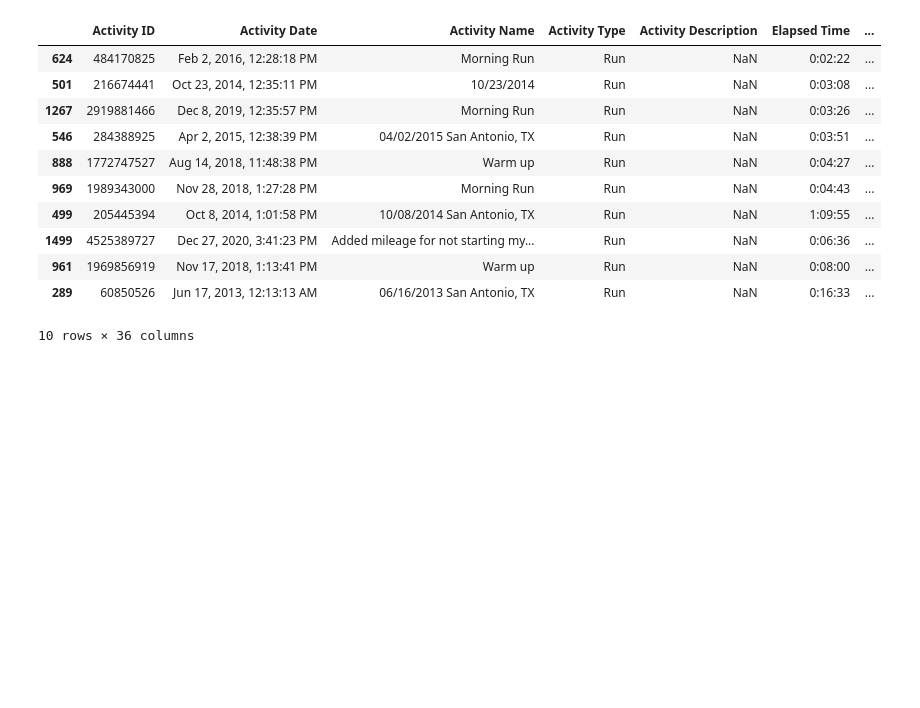
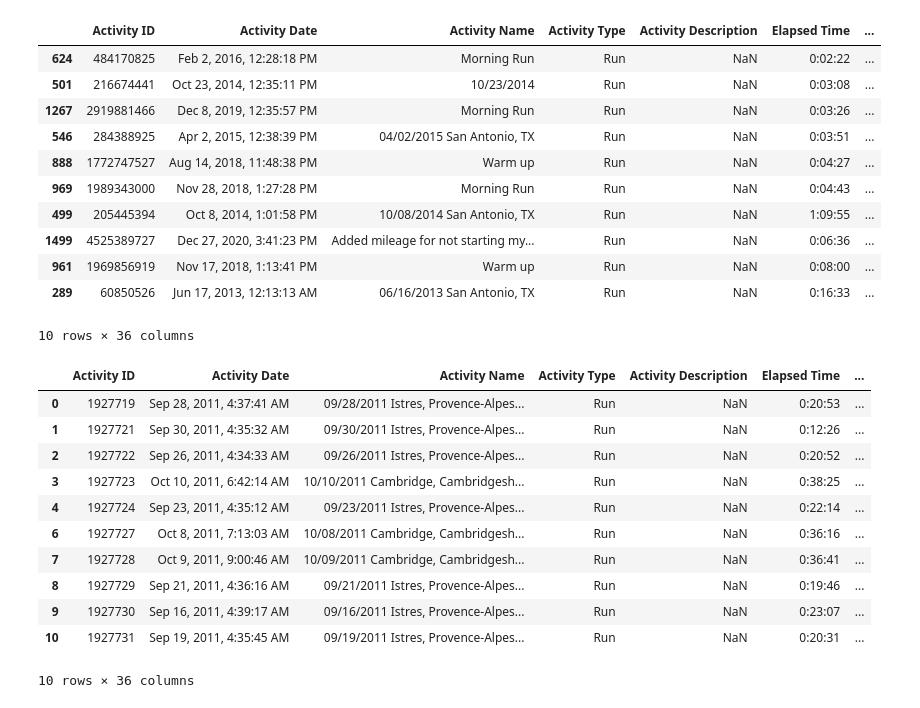
Before and after one commit to DanChurchill/Strava_running, a Jupyter notebook: data_exploration.ipynb, the cells around one changed output. Drawn from its saved outputs; the diff is of its cells as text; code cells hidden in the pictures; blank space fills up the shorter version.

```diff
--- a/data_exploration.ipynb
+++ b/data_exploration.ipynb
@@ -101,3 +101,18 @@ df.sort_values(by=['Distance'], ascending=True).head(10)
 | 961 | 1969856919 | Nov 17, 2018, 1:13:41 PM | Warm up | Run | NaN | 0:08:00 | ... |
 | 289 | 60850526 | Jun 17, 2013, 12:13:13 AM | 06/16/2013 San Antonio, TX | Run | NaN | 0:16:33 | ... |
 10 rows × 36 columns
+# %%
+df.head(10)
+# %% [output]
+|  | Activity ID | Activity Date | Activity Name | Activity Type | Activity Description | Elapsed Time | ... |
+| 0 | 1927719 | Sep 28, 2011, 4:37:41 AM | 09/28/2011 Istres, Provence-Alpes... | Run | NaN | 0:20:53 | ... |
+| 1 | 1927721 | Sep 30, 2011, 4:35:32 AM | 09/30/2011 Istres, Provence-Alpes... | Run | NaN | 0:12:26 | ... |
+| 2 | 1927722 | Sep 26, 2011, 4:34:33 AM | 09/26/2011 Istres, Provence-Alpes... | Run | NaN | 0:20:52 | ... |
+| 3 | 1927723 | Oct 10, 2011, 6:42:14 AM | 10/10/2011 Cambridge, Cambridgesh... | Run | NaN | 0:38:25 | ... |
+| 4 | 1927724 | Sep 23, 2011, 4:35:12 AM | 09/23/2011 Istres, Provence-Alpes... | Run | NaN | 0:22:14 | ... |
+| 6 | 1927727 | Oct 8, 2011, 7:13:03 AM | 10/08/2011 Cambridge, Cambridgesh... | Run | NaN | 0:36:16 | ... |
+| 7 | 1927728 | Oct 9, 2011, 9:00:46 AM | 10/09/2011 Cambridge, Cambridgesh... | Run | NaN | 0:36:41 | ... |
+| 8 | 1927729 | Sep 21, 2011, 4:36:16 AM | 09/21/2011 Istres, Provence-Alpes... | Run | NaN | 0:19:46 | ... |
+| 9 | 1927730 | Sep 16, 2011, 4:39:17 AM | 09/16/2011 Istres, Provence-Alpes... | Run | NaN | 0:23:07 | ... |
+| 10 | 1927731 | Sep 19, 2011, 4:35:45 AM | 09/19/2011 Istres, Provence-Alpes... | Run | NaN | 0:20:31 | ... |
+10 rows × 36 columns
```
Also changed, not shown: parts of 2 cells of this notebook, 1 other file.
